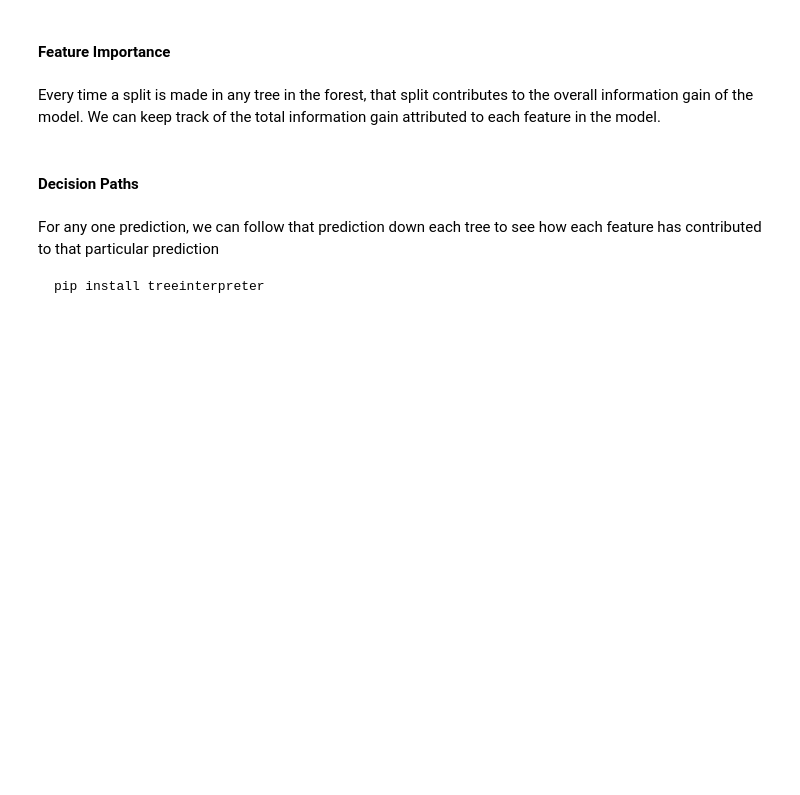
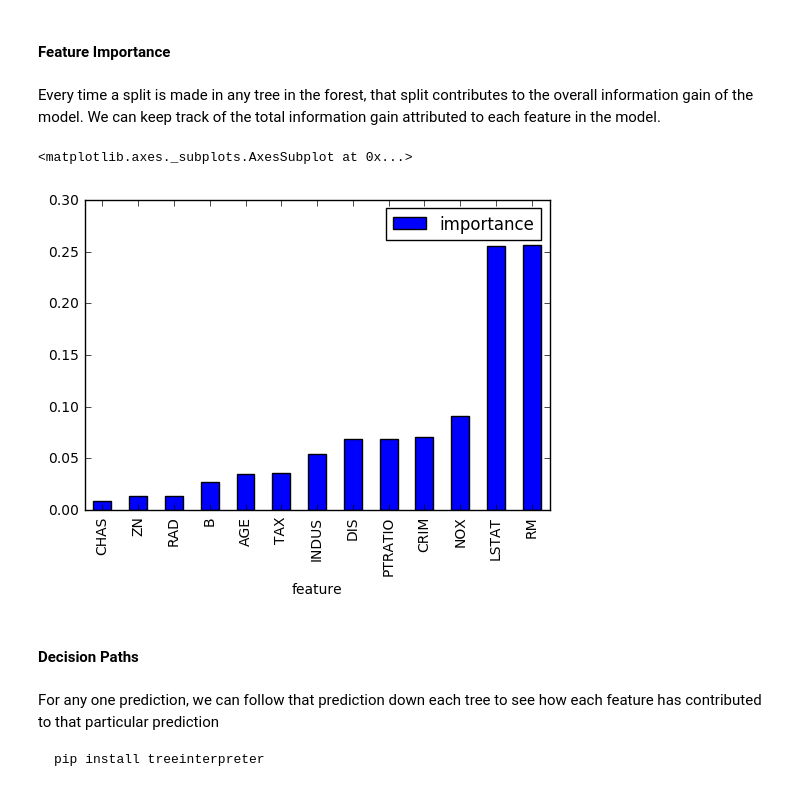
Before and after one commit to nwchen24/Machine_learning_coursework, a Jupyter notebook: Week4/tree_based.ipynb, the cells around one changed output. Saved outputs shown, nothing was run; the diff lists cells and outputs as text; code cells hidden in the pictures; blank space fills up the shorter version.

```diff
--- a/Week4/tree_based.ipynb
+++ b/Week4/tree_based.ipynb
@@ -28,6 +59,10 @@ boston = load_boston()
 # %% [markdown]
 ### Keep track of predictors and target
+# %%
+predictors = boston.feature_names
+target = 'Price'
 # %% [markdown]
 ### Train/Test Split
 # %%
 from sklearn.model_selection import train_test_split
+train_df, test_df = train_test_split(df)
@@ -100,0 +217,6 @@ from sklearn.ensemble import RandomForestRegressor
+# %%
+from sklearn.ensemble import RandomForestRegressor
+rf = RandomForestRegressor(n_estimators=500, max_features=3, oob_score=True)
+scores = cross_val_score(rf, train_df[predictors], train_df[target], cv=10)
+print scores
+print scores.mean()
@@ -104,3 +230,5 @@ from sklearn.ensemble import RandomForestRegressor
 Random forests come with a built in way to estimate performance on unseen data _without the need for cross-validation_.
 
 Since each tree only sees a subset of the data (a bootstrap sample), each data point can be assigned an _oob prediction_ based only on the trees that it was not used to construct
+# %%
+rf.fit(train_df[predictors], train_df[target])
@@ -110,6 +250,15 @@ Since each tree only sees a subset of the data (a bootstrap sample), each data p
 #### Feature Importance
 # %% [markdown]
 Every time a split is made in any tree in the forest, that split contributes to the overall information gain of the model. We can keep track of the total information gain attributed to each feature in the model.
+# %%
+import_df = pd.DataFrame({
+        'importance': rf.feature_importances_,
+        'feature': predictors
+        })
+import_df.sort('importance').plot(x='feature', kind='bar')
+# %% [output]
+<matplotlib.axes._subplots.AxesSubplot at 0x...>
+[figure, added]
 # %% [markdown]
 #### Decision Paths
 # %% [markdown]
```
Also changed, not shown: parts of 30 cells of this notebook, 1 other file.
